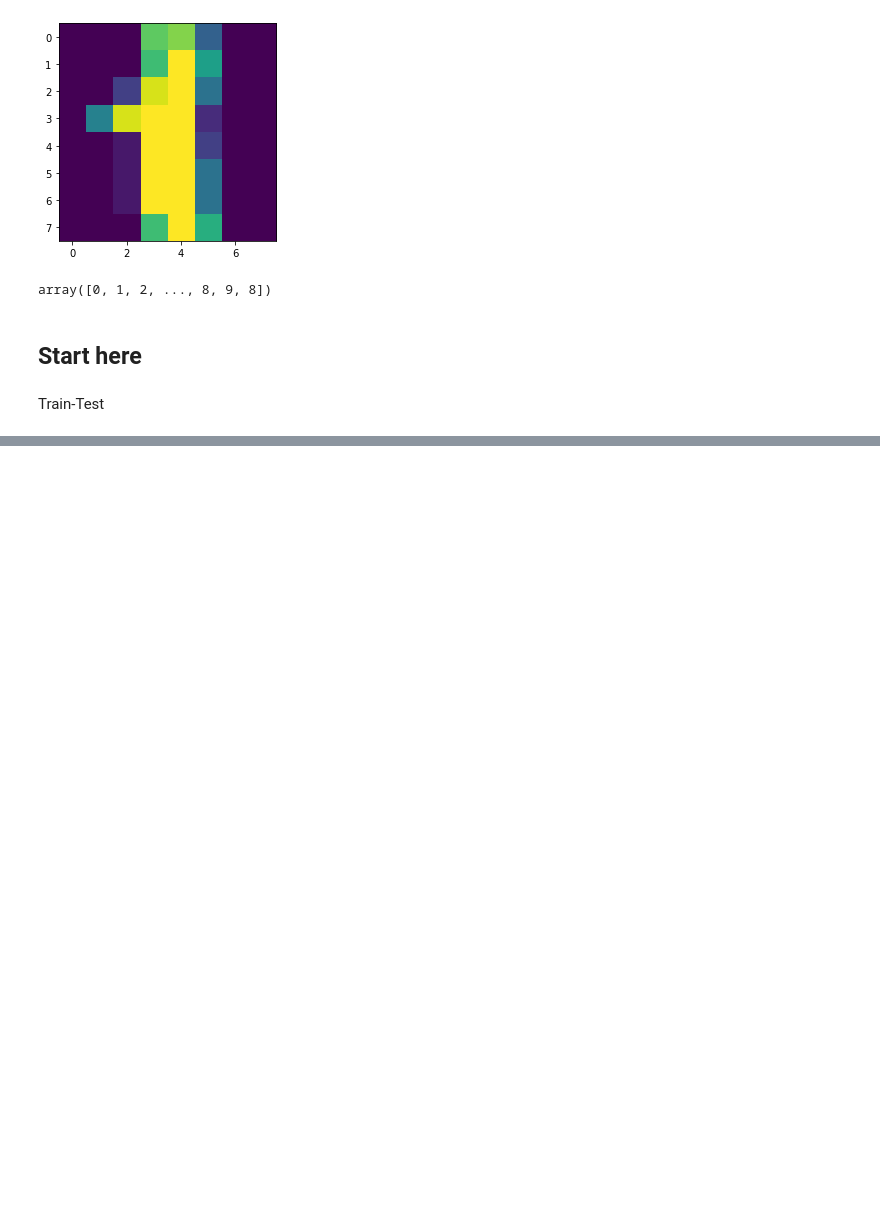
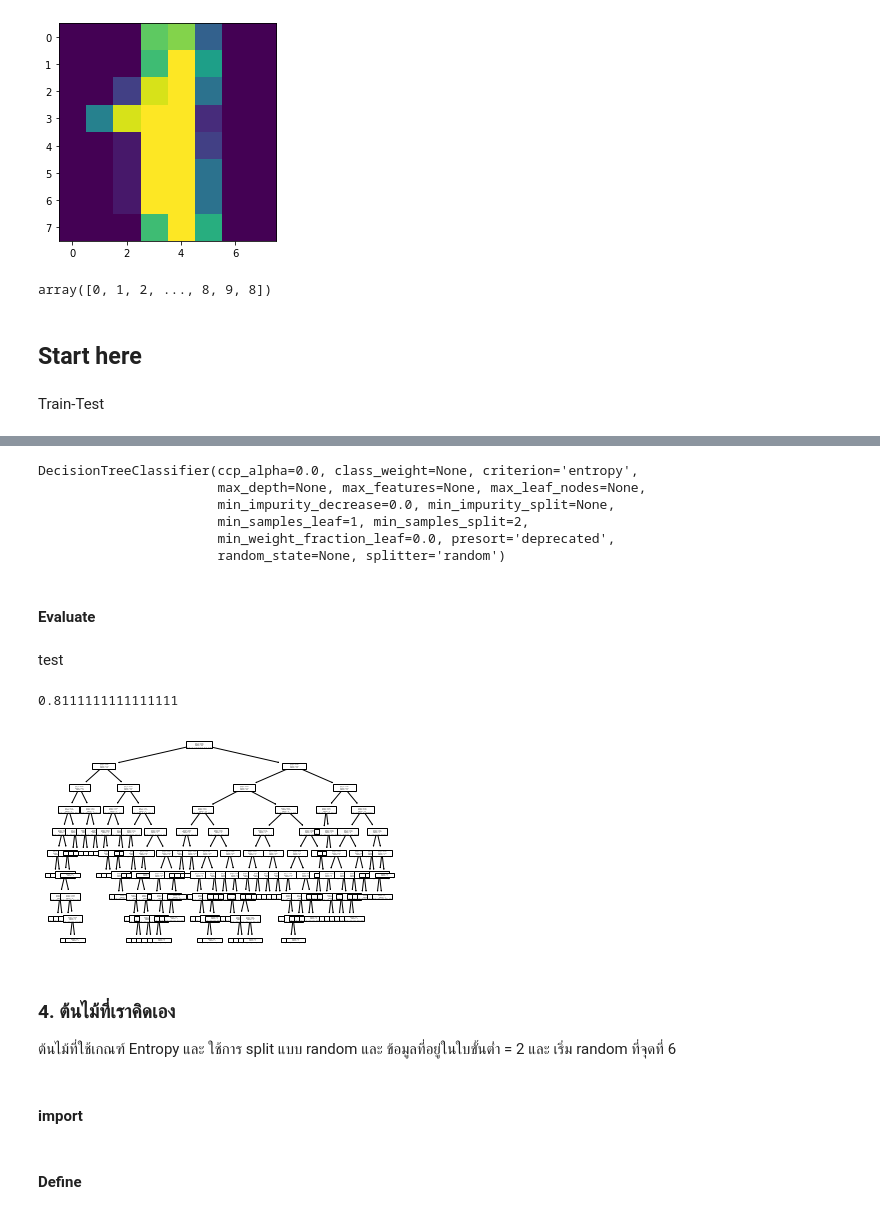
Before and after one commit to jittakorn-ch/DWDM21, a Jupyter notebook: Chapter7_Classification_(Decision_Tree).ipynb, the cells around one changed output, grey strips where cells are left out. Saved outputs shown, nothing was run; the diff lists cells and outputs as text; code cells hidden in the pictures; blank space fills up the shorter version.

```diff
--- a/Chapter7_Classification_(Decision_Tree).ipynb
+++ b/Chapter7_Classification_(Decision_Tree).ipynb
@@ -152,0 +313,11 @@ Train-Test
+# %%
+mytree3_hw.fit(X_train2,y_train2)
+# %% [output]
+DecisionTreeClassifier(ccp_alpha=0.0, class_weight=None, criterion='entropy',
+                       max_depth=None, max_features=None, max_leaf_nodes=None,
+                       min_impurity_decrease=0.0, min_impurity_split=None,
+                       min_samples_leaf=1, min_samples_split=2,
+                       min_weight_fraction_leaf=0.0, presort='deprecated',
+                       random_state=None, splitter='random')
+# %% [markdown]
+#### Evaluate
@@ -152,0 +326,2 @@ Train-Test
+# %% [markdown]
+test
@@ -152,0 +330,14 @@ Train-Test
+# %%
+accuracy_score(y_val, mytree3_hw_result )
+# %% [output]
+0.8111111111111111
+# %%
+plot_tree(mytree3_hw);
+# %% [output]
+[figure, added]
+# %% [markdown]
+### 4. ต้นไม้ที่เราคิดเอง
+
+ต้นไม้ที่ใช้เกณฑ์ Entropy และ ใช้การ split แบบ random และ ข้อมูลที่อยู่ในใบขั้นต่ำ = 2 และ เริ่ม random ที่จุดที่ 6
+# %% [markdown]
+#### import
@@ -152,0 +346,2 @@ Train-Test
+# %% [markdown]
+#### Define
```
Also changed, not shown: parts of 80 cells of this notebook.
